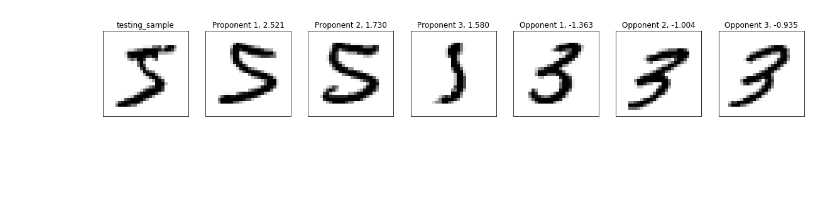
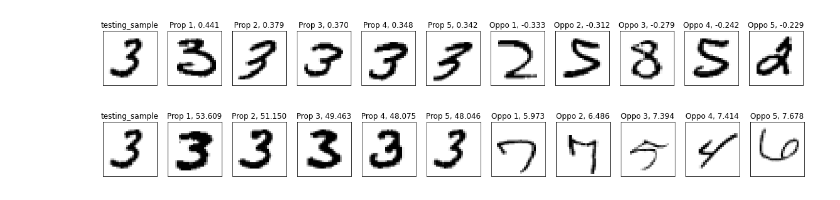
Before and after one commit to jurohd/TraceInCP_Kernel, a Jupyter notebook: Logistic_traceIn.ipynb, the cells around one changed output. Saved outputs shown, nothing was run; the diff lists cells and outputs as text; code cells hidden in the pictures; blank space fills up the shorter version.

```diff
--- a/Logistic_traceIn.ipynb
+++ b/Logistic_traceIn.ipynb
@@ -75,7 +75,7 @@ def train_mnist(trainX, trainY, verbose=0):
         trainY,
         validation_split=0.2,
         verbose=verbose,
-        epochs=20,
+        epochs=30,
         callbacks = checkpoint_callback
     )
 
@@ -162,49 +213,83 @@ train_X,train_Y,test_X,test_Y = mnist_data()
 # Form model
 eta = 0.001
 model = load_mnist(is_compile=False)
+# %%
+from sklearn import datasets
+import matplotlib.pyplot as plt
+import numpy as np
+from tensorflow.math import reduce_sum
+
+rand_index = np.random.randint(999)
+# Calculate influences
+influences = influence(train_X[rand_index:rand_index+1], train_Y[rand_index:rand_index+1],
+                       train_X[0:1000], train_Y[0:1000],
+                       "model/mnist/model{}.hdf5",
+                       model, eta, 20)
+
+# Calculate influences_new
+influences_new = influence_new(train_X[rand_index:rand_index+1], train_Y[rand_index:rand_index+1],
+                       train_X[0:1000], train_Y[0:1000],
+                       "model/mnist/model{}.hdf5",
+                       model, eta, 20)
 # %%
-from sklearn import datasets
-import matplotlib.pyplot as plt
-import numpy as np
-from tensorflow.math import reduce_sum
-
-# Calculate influences
-influences = influence(train_X[0:1], train_Y[0:1],
-                       train_X[0:1000], train_Y[0:1000],
-                       "model/mnist/model{}.hdf5",
-                       model, eta, 20)
-
 # Number of proponents and opponents to plot
-k = 3
+k = 5
 
 # Plotting setup
 plt.rcParams["figure.figsize"] = (20,3)
 num_images = 1+k*2
 img_index  = 1
 
 # Display the first digit
 plt.subplot(1,num_images,img_index)
-plt.imshow(train_X[0].reshape(28,28), cmap=plt.cm.gray_r)
+plt.imshow(train_X[rand_index].reshape(28,28), cmap=plt.cm.gray_r)
 plt.xticks([]); plt.yticks([])
 plt.title("testing_sample")
 img_index += 1
 
 top_k = influences.argsort()[0][-k:]
 for i in range(k):
     plt.subplot(1,num_images,img_index)
     plt.imshow(train_X[top_k[k-(i+1)]].reshape(28,28), cmap=plt.cm.gray_r)
     plt.xticks([]); plt.yticks([])
-    plt.title("Proponent {}, {:.3f}".format(i+1, influences[0,top_k[k-(i+1)]]))
+    plt.title("Prop {}, {:.3f}".format(i+1, influences[0,top_k[k-(i+1)]]))
     img_index += 1
 
 bot_k = influences.argsort()[0][:k]
 for i in range(k):
     plt.subplot(1,num_images,img_index)
     plt.imshow(train_X[bot_k[i]].reshape(28,28), cmap=plt.cm.gray_r)
     plt.xticks([]); plt.yticks([])
-    plt.title("Opponent {}, {:.3f}".format(i+1, influences[0,bot_k[i]]))
+    plt.title("Oppo {}, {:.3f}".format(i+1, influences[0,bot_k[i]]))
     img_index += 1
-
-plt.show()
 # %% [output]
-[figure, old version]
+[figure, new version]
+# %%
+plt.rcParams["figure.figsize"] = (20,3)
+num_images = 1+k*2
+img_index  = 1
+# Display the first digit
+plt.subplot(1,num_images,img_index)
+plt.imshow(train_X[rand_index].reshape(28,28), cmap=plt.cm.gray_r)
+plt.xticks([]); plt.yticks([])
+plt.title("testing_sample")
+img_index += 1
+
+top_k2 = influences_new.argsort()[0][-k:]
+for i in range(k):
+    plt.subplot(1,num_images,img_index)
+    plt.imshow(train_X[top_k2[k-(i+1)]].reshape(28,28), cmap=plt.cm.gray_r)
+    plt.xticks([]); plt.yticks([])
+    plt.title("Prop {}, {:.3f}".format(i+1, influences_new[0,top_k2[k-(i+1)]]))
+    img_index += 1
+
+bot_k2 = influences_new.argsort()[0][:k]
+for i in range(k):
+    plt.subplot(1,num_images,img_index)
+    plt.imshow(train_X[bot_k2[i]].reshape(28,28), cmap=plt.cm.gray_r)
+    plt.xticks([]); plt.yticks([])
+    plt.title("Oppo {}, {:.3f}".format(i+1, influences_new[0,bot_k2[i]]))
+    img_index += 1
+plt.show()
+# %% [output]
+[figure, added]
```
Also changed, not shown: parts of 2 cells of this notebook.
